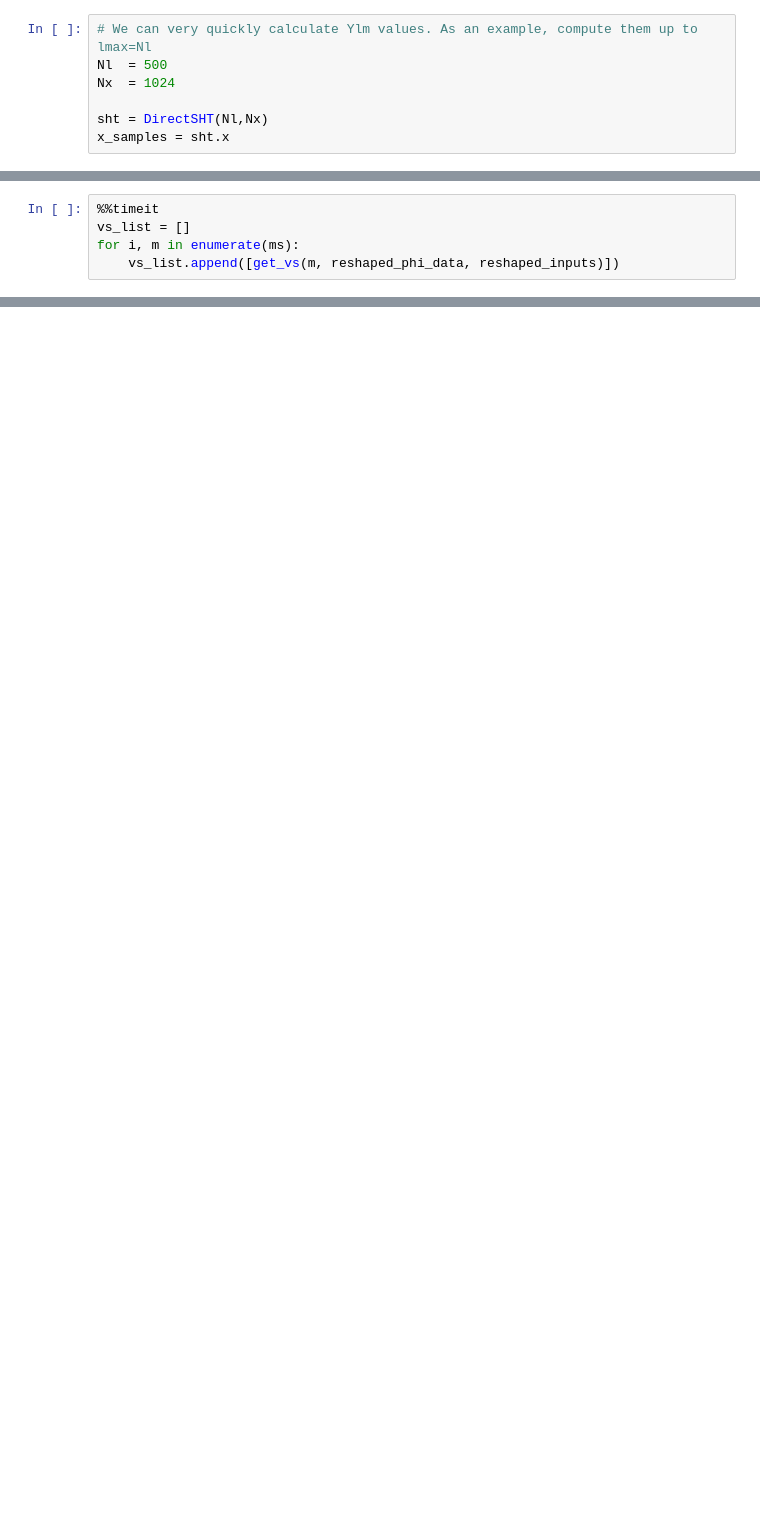
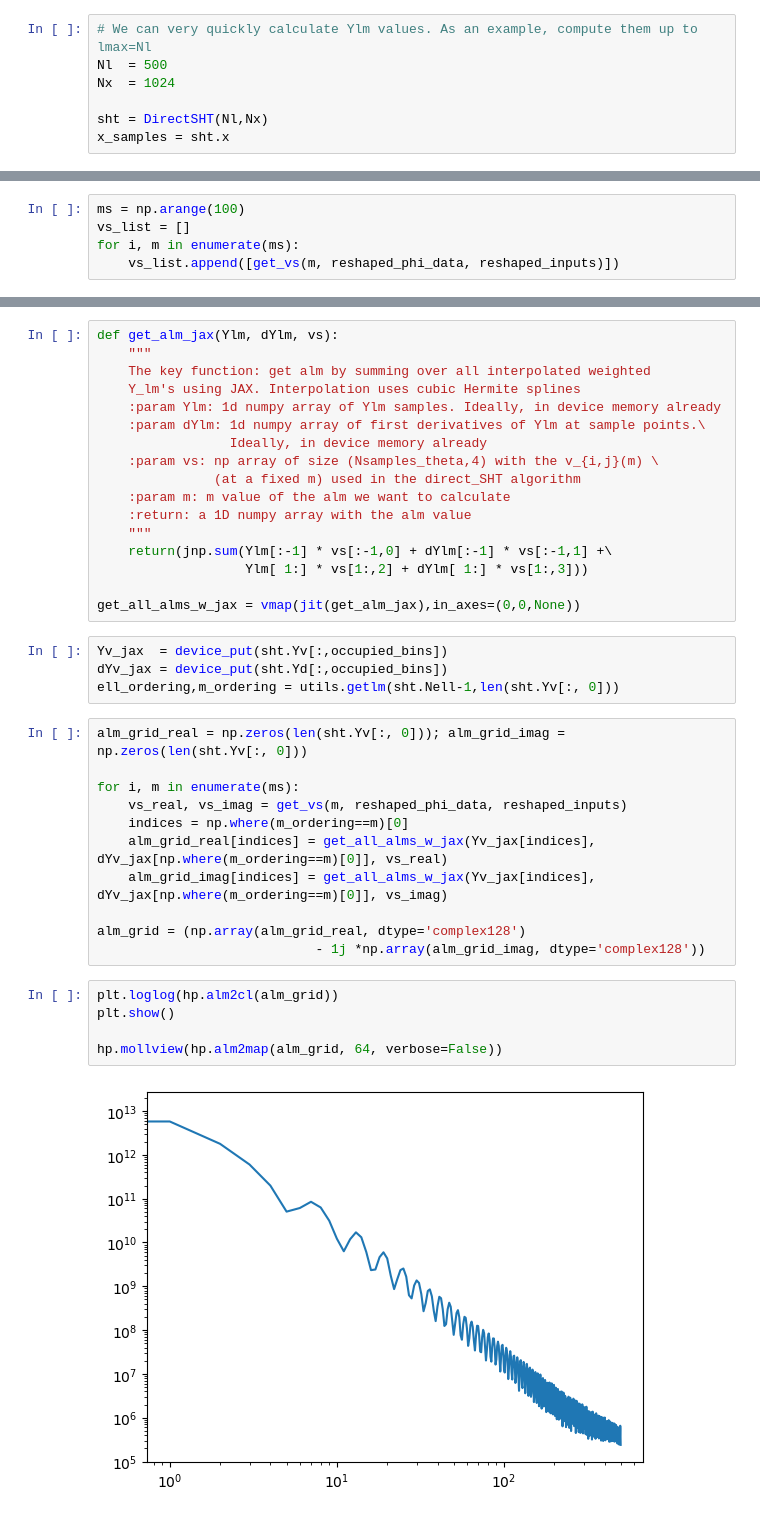
Before and after one commit to martinjameswhite/directsht, a Jupyter notebook: notebooks/fast_binning.ipynb, the cells around one changed output, grey strips where cells are left out. Drawn from its saved outputs; the diff is of its cells as text; blank space fills up the shorter version.

```diff
--- a/notebooks/fast_binning.ipynb
+++ b/notebooks/fast_binning.ipynb
@@ -107,5 +111,5 @@ def get_vs(m, phi_data_sorted, reshaped_inputs):
 # %%
-%%timeit
+ms = np.arange(100)
 vs_list = []
 for i, m in enumerate(ms):
     vs_list.append([get_vs(m, reshaped_phi_data, reshaped_inputs)])
@@ -113,0 +120,39 @@ for i, m in enumerate(ms):
+# %%
+def get_alm_jax(Ylm, dYlm, vs):
+    """
+    The key function: get alm by summing over all interpolated weighted
+    Y_lm's using JAX. Interpolation uses cubic Hermite splines
+    :param Ylm: 1d numpy array of Ylm samples. Ideally, in device memory already
+    :param dYlm: 1d numpy array of first derivatives of Ylm at sample points.\
+                 Ideally, in device memory already
+    :param vs: np array of size (Nsamples_theta,4) with the v_{i,j}(m) \
+               (at a fixed m) used in the direct_SHT algorithm
+    :param m: m value of the alm we want to calculate
+    :return: a 1D numpy array with the alm value
+    """
+    return(jnp.sum(Ylm[:-1] * vs[:-1,0] + dYlm[:-1] * vs[:-1,1] +\
+                   Ylm[ 1:] * vs[1:,2] + dYlm[ 1:] * vs[1:,3]))
+
+get_all_alms_w_jax = vmap(jit(get_alm_jax),in_axes=(0,0,None))
+# %%
+Yv_jax  = device_put(sht.Yv[:,occupied_bins])
+dYv_jax = device_put(sht.Yd[:,occupied_bins])
+ell_ordering,m_ordering = utils.getlm(sht.Nell-1,len(sht.Yv[:, 0]))
+# %%
+alm_grid_real = np.zeros(len(sht.Yv[:, 0])); alm_grid_imag = np.zeros(len(sht.Yv[:, 0]))
+
+for i, m in enumerate(ms):
+    vs_real, vs_imag = get_vs(m, reshaped_phi_data, reshaped_inputs)
+    indices = np.where(m_ordering==m)[0]
+    alm_grid_real[indices] = get_all_alms_w_jax(Yv_jax[indices], dYv_jax[np.where(m_ordering==m)[0]], vs_real)
+    alm_grid_imag[indices] = get_all_alms_w_jax(Yv_jax[indices], dYv_jax[np.where(m_ordering==m)[0]], vs_imag)
+
+alm_grid = (np.array(alm_grid_real, dtype='complex128')
+                            - 1j *np.array(alm_grid_imag, dtype='complex128'))
+# %%
+plt.loglog(hp.alm2cl(alm_grid))
+plt.show()
+
+hp.mollview(hp.alm2map(alm_grid, 64, verbose=False))
+# %% [output]
+[figure, added]
```
Also changed, not shown: parts of 9 cells of this notebook.
